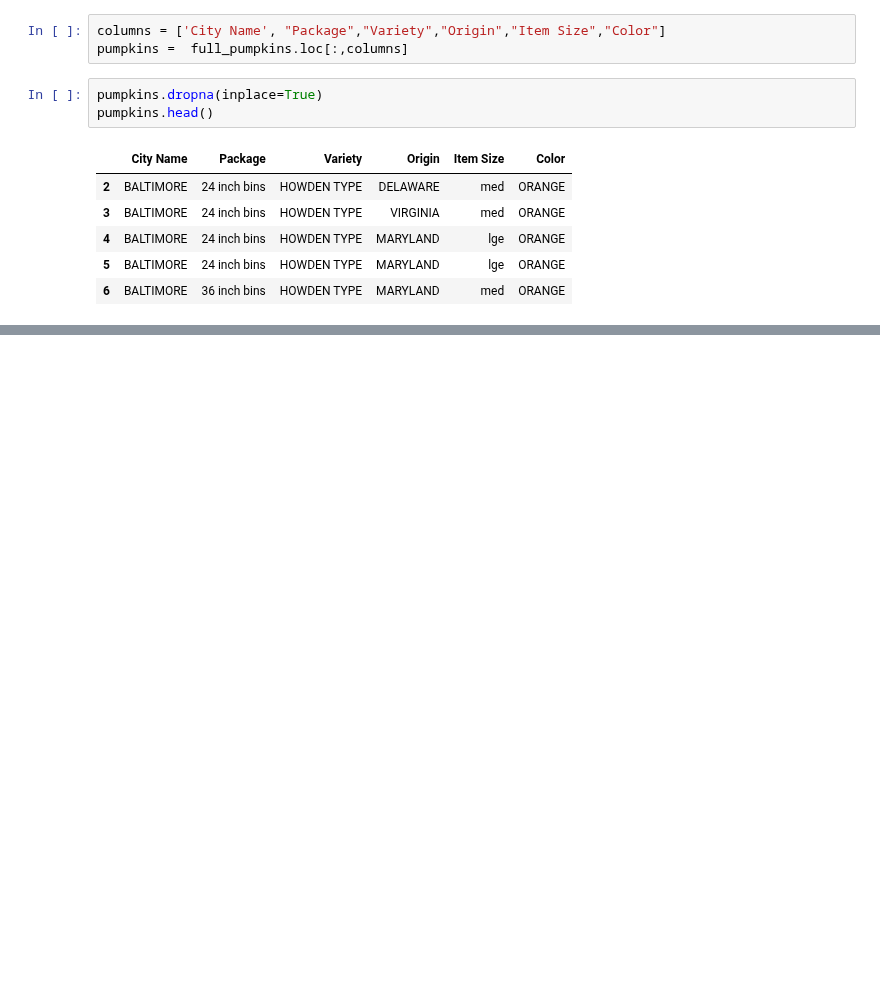
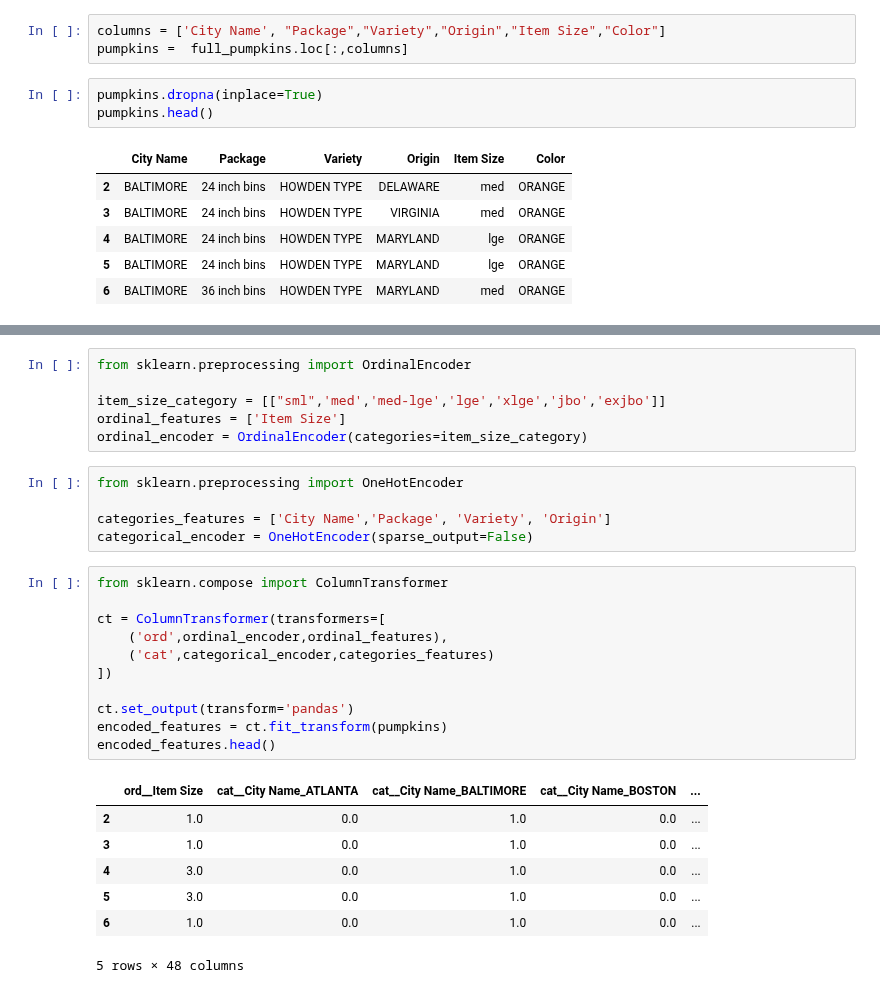
Before and after one commit to usmanmasud/ML-For-Beginners, a Jupyter notebook: 2-Regression/4-Logistic/notebook.ipynb, the cells around one changed output, grey strips where cells are left out. Saved outputs shown, nothing was run; the diff lists cells and outputs as text; blank space fills up the shorter version.

```diff
--- a/2-Regression/4-Logistic/notebook.ipynb
+++ b/2-Regression/4-Logistic/notebook.ipynb
@@ -45,0 +49,30 @@ sns.catplot(
+# %%
+from sklearn.preprocessing import OrdinalEncoder
+
+item_size_category = [["sml",'med','med-lge','lge','xlge','jbo','exjbo']]
+ordinal_features = ['Item Size']
+ordinal_encoder = OrdinalEncoder(categories=item_size_category)
+# %%
+from sklearn.preprocessing import OneHotEncoder
+
+categories_features = ['City Name','Package', 'Variety', 'Origin']
+categorical_encoder = OneHotEncoder(sparse_output=False)
+# %%
+from sklearn.compose import ColumnTransformer
+
+ct = ColumnTransformer(transformers=[
+    ('ord',ordinal_encoder,ordinal_features),
+    ('cat',categorical_encoder,categories_features)
+])
+
+ct.set_output(transform='pandas')
+encoded_features = ct.fit_transform(pumpkins)
+encoded_features.head()
+# %% [output]
+|  | ord__Item Size | cat__City Name_ATLANTA | cat__City Name_BALTIMORE | cat__City Name_BOSTON | ... |
+| 2 | 1.0 | 0.0 | 1.0 | 0.0 | ... |
+| 3 | 1.0 | 0.0 | 1.0 | 0.0 | ... |
+| 4 | 3.0 | 0.0 | 1.0 | 0.0 | ... |
+| 5 | 3.0 | 0.0 | 1.0 | 0.0 | ... |
+| 6 | 1.0 | 0.0 | 1.0 | 0.0 | ... |
+5 rows × 48 columns
```
Also changed, not shown: parts of 1 cell of this notebook.
